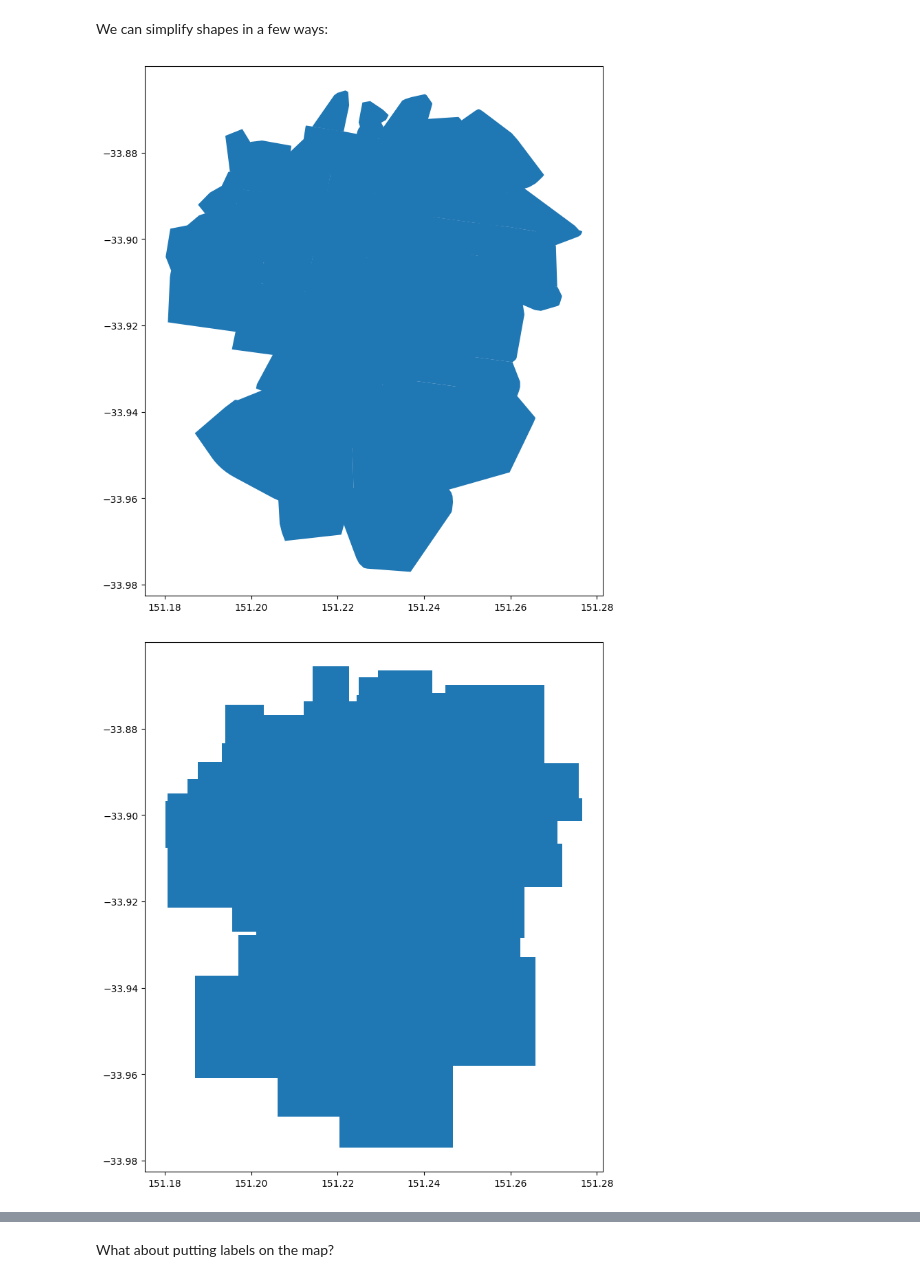
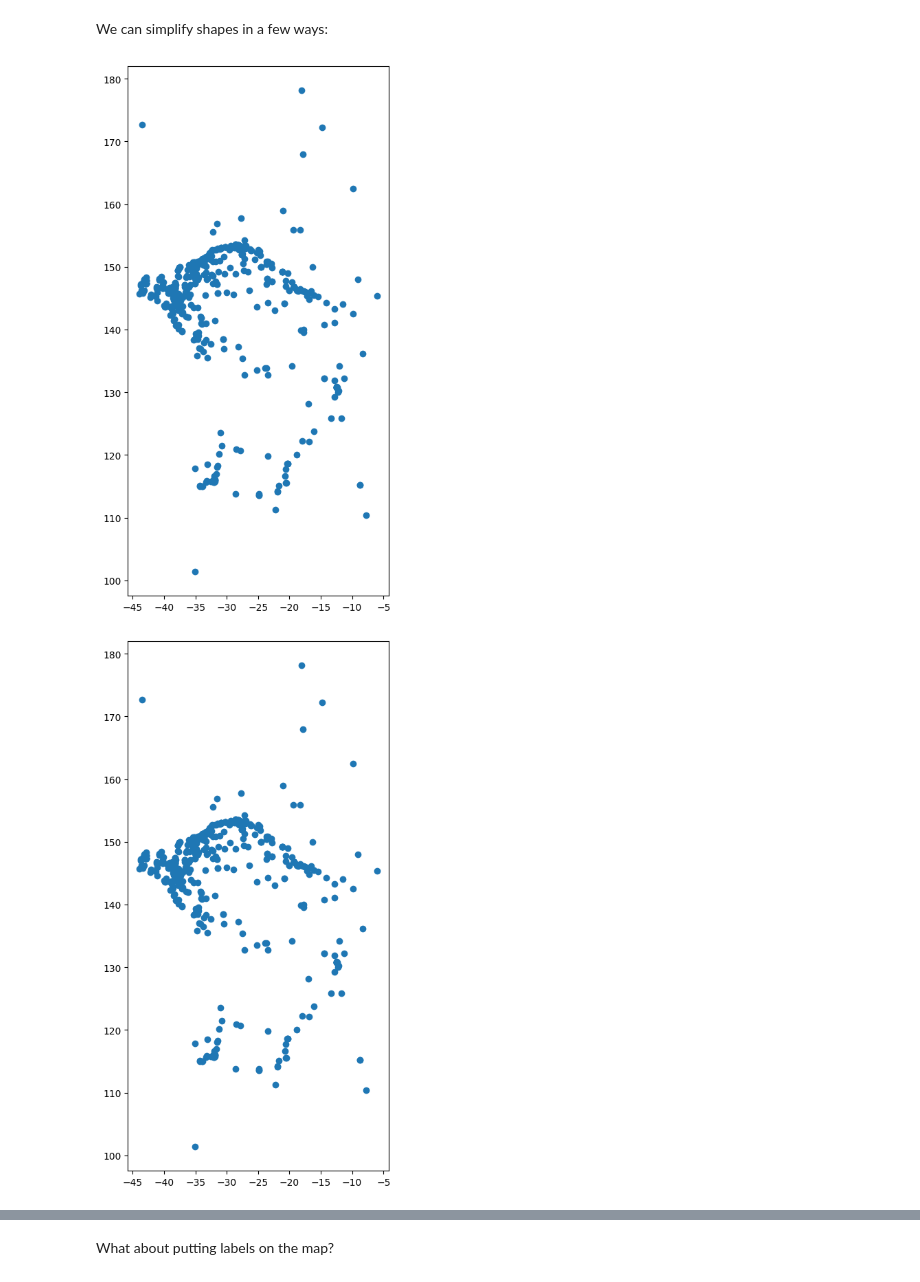
Before and after one commit to Rishika279/data_project, a Jupyter notebook: my_map_data.ipynb, the cells around one changed output, grey strips where cells are left out. Cells and saved outputs as stored; diff of their text form; code cells hidden in the pictures.

```diff
--- a/my_map_data.ipynb
+++ b/my_map_data.ipynb
@@ -113,0 +73,7 @@ burbs.sample(2)
+# %%
+from shapely import wkt
+
+disaster_data["the_geom"] = gp.GeoSeries.from_wkt(disaster_data["the_geom"])
+gdf = gp.GeoDataFrame(disaster_data, geometry="the_geom")
+
+gdf.head()
@@ -123,0 +90,13 @@ burbs.head(2)
+# %%
+cols_to_drop = ['FID', 'resourcetype', 'description', 'evacuated', 'homeless', 'injuries', 'deaths',
+       'insured_cost', 'trains_damaged', 'trains_destroyed', 'homes_damaged',
+       'homes_destroyed', 'buildings_damaged', 'buildings_destroyed',
+       'ind_premises_destroyed', 'com_premises_damaged',
+       'com_premises_destroyed', 'bridges_damaged', 'bridges_destroyed',
+       'aircraft_damaged', 'aircraft_destroyed', 'motor_vehicles_damaged',
+       'motor_vehicles_destroyed', 'water_vessels_damaged',
+       'water_vessels_destroyed', 'businesses_damaged', 'businesses_destroyed',
+       'farms_damaged', 'farms_destroyed', 'crops_destroyed',
+       'livestock_destroyed', 'government_assistance', 'url']
+gdf.drop(cols_to_drop, axis=1, inplace=True, errors="ignore")
+gdf.head(2)
@@ -183,6 +172,6 @@ Let's make a new point that's on the UNSW campus. We need to use shapely to do t
 
 Then calculate the distance from that point to the centroid of each suburb.
 # %%
-right_here = shapely.geometry.point.Point(151.2299732, -33.9178754)
-burbs["distance_from_UNSW"] = burbs.centroid.distance(right_here)
+right_here = shapely.geometry.point.Point(-33.9178754, 151.2299732)
+gdf["distance_from_UNSW"] = gdf.centroid.distance(right_here)
 # %%
@@ -201,0 +186,3 @@ close_burbs.plot();
+# %%
+close_disasters = gdf[gdf.distance_from_UNSW < 50]
+close_disasters.plot();
@@ -202,13 +191,13 @@ close_burbs.plot();
 # %% [markdown]
 We can simplify shapes in a few ways:
 # %%
-close_burbs.geometry.convex_hull.plot();
+close_disasters.geometry.convex_hull.plot();
 # %% [output]
-[figure, old version]
+[figure, new version]
 # %%
-close_burbs.geometry.envelope.plot();
+close_disasters.geometry.envelope.plot();
 # %% [output]
-[figure, old version]
+[figure, new version]
 # %% [markdown]
 ![](http://www.personal.kent.edu/~rmuhamma/Compgeometry/MyCG/Gifs-CompGeometry/ch2.gif)
 
```
Also changed, not shown: parts of 15 cells of this notebook.
